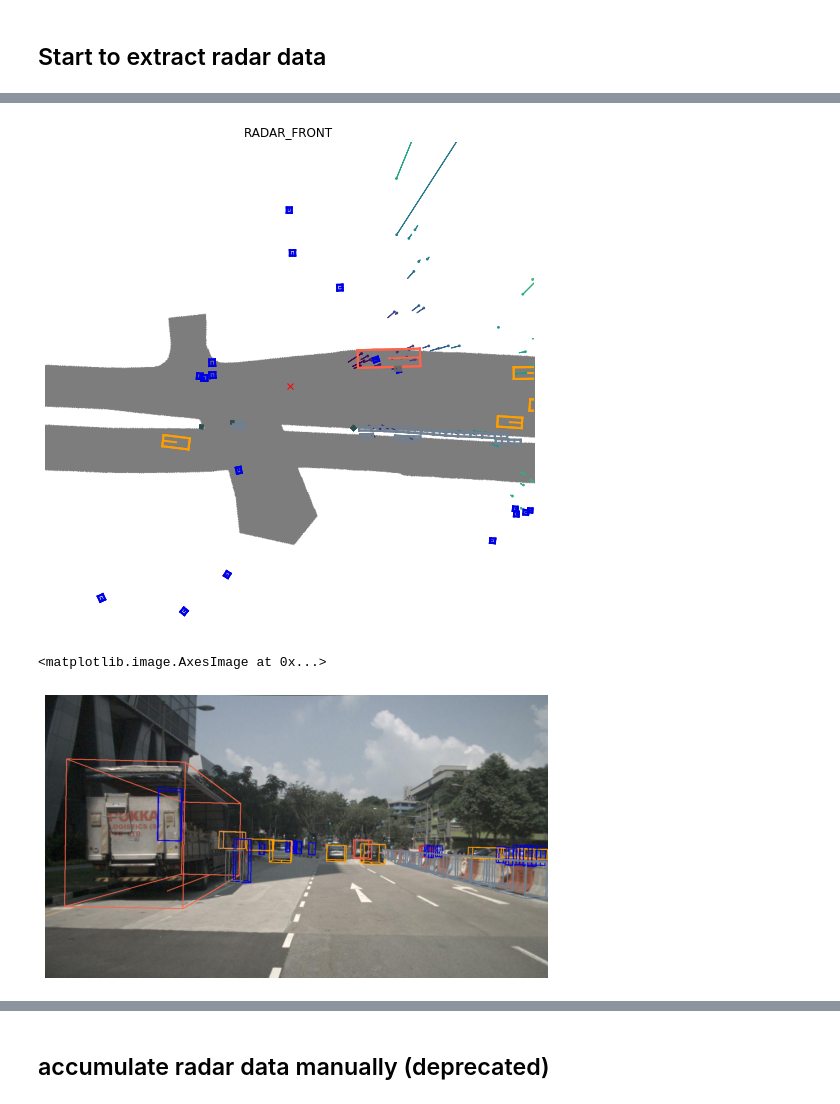
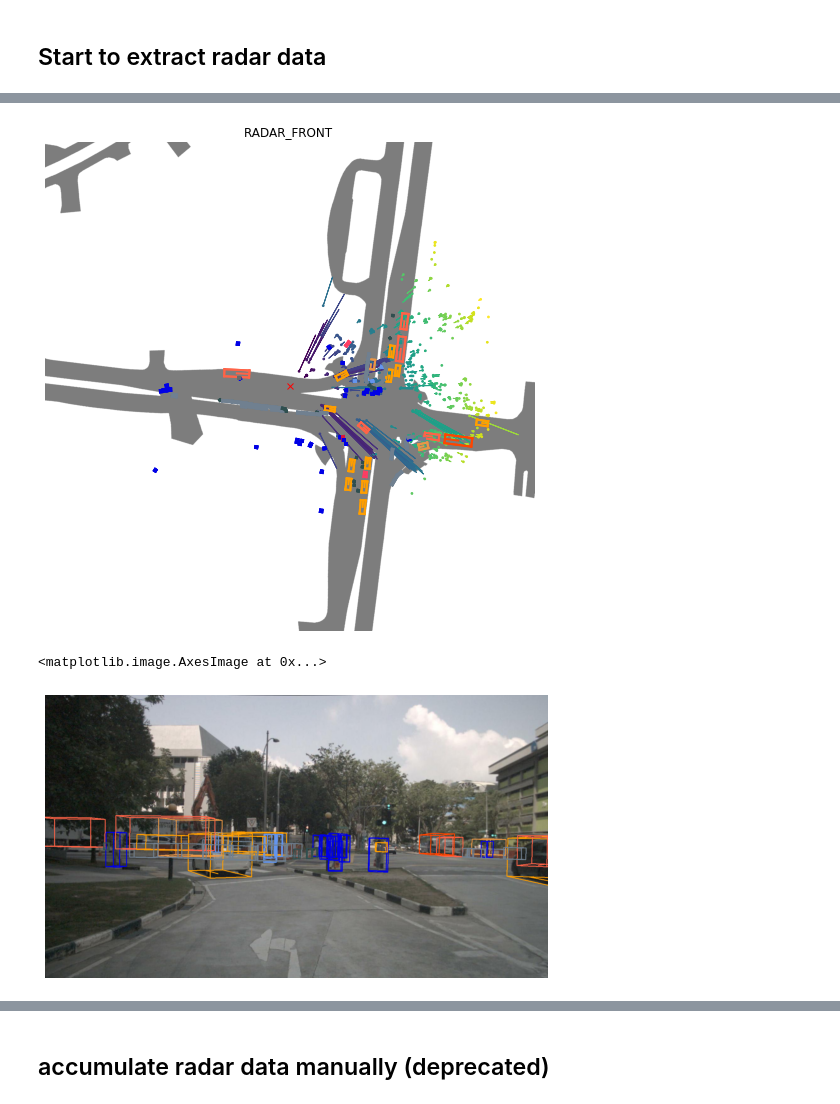
Before and after one commit to coolcat647/ds2020-final-project, a Jupyter notebook: familiar_with_nuscenes.ipynb, the cells around one changed output, grey strips where cells are left out. Cells and saved outputs as stored; diff of their text form; code cells hidden in the pictures.

Commit message:
add lidar radar comparation

```diff
--- a/familiar_with_nuscenes.ipynb
+++ b/familiar_with_nuscenes.ipynb
@@ -3,12 +3,13 @@
 
 import os
 import cv2
+import numpy as np
 import matplotlib.pyplot as plt
 
 # NuScenes api
 from nuscenes.nuscenes import NuScenes
 
-nusc = NuScenes(version='v1.0-mini', dataroot='/home/samliu/code/radar-image-fusion/nuscenes_dataset/v1.0-mini', verbose=True)
+nusc = NuScenes(version='v1.0-mini', dataroot='/home/samliu/code/ds2020-final-project/nuscenes_dataset/v1.0-mini', verbose=True)
 # %% [output]
 ======
 Loading NuScenes tables for version v1.0-mini...
@@ -108,2 +244,2 @@ RadarPointCloud.disable_filters()
 # %%
-my_sample = nusc.sample[0]    # Another way to get sample
+my_sample = nusc.sample[10]    # Another way to get sample
@@ -145,7 +289,7 @@ ax.scatter(points.points[0, :], points.points[1, :], marker='o', c='pink')
 # %%
-nusc.render_sample_data(my_sample['data']['RADAR_FRONT'], nsweeps=1, underlay_map=True)
+nusc.render_sample_data(my_sample['data']['RADAR_FRONT'], nsweeps=6, underlay_map=True, axes_limit=100)
 # %% [output]
-[figure, old version]
+[figure, new version]
 # %%
 # 投射物件框在影像上
 fig, ax = plt.subplots(1, 1, figsize=(9, 16))
@@ -161,7 +305,7 @@ for idx, box in enumerate(boxes):
 plt.imshow(cv2.cvtColor(im, cv2.COLOR_BGR2RGB))
 # %% [output]
 <matplotlib.image.AxesImage at 0x...>
-[figure, old version]
+[figure, new version]
 # %%
 # 投射雷達點在影像上
 nusc.render_pointcloud_in_image(my_sample['token'], pointsensor_channel='RADAR_FRONT')
```
Also changed, not shown: parts of 7 cells of this notebook, 1 other file.
